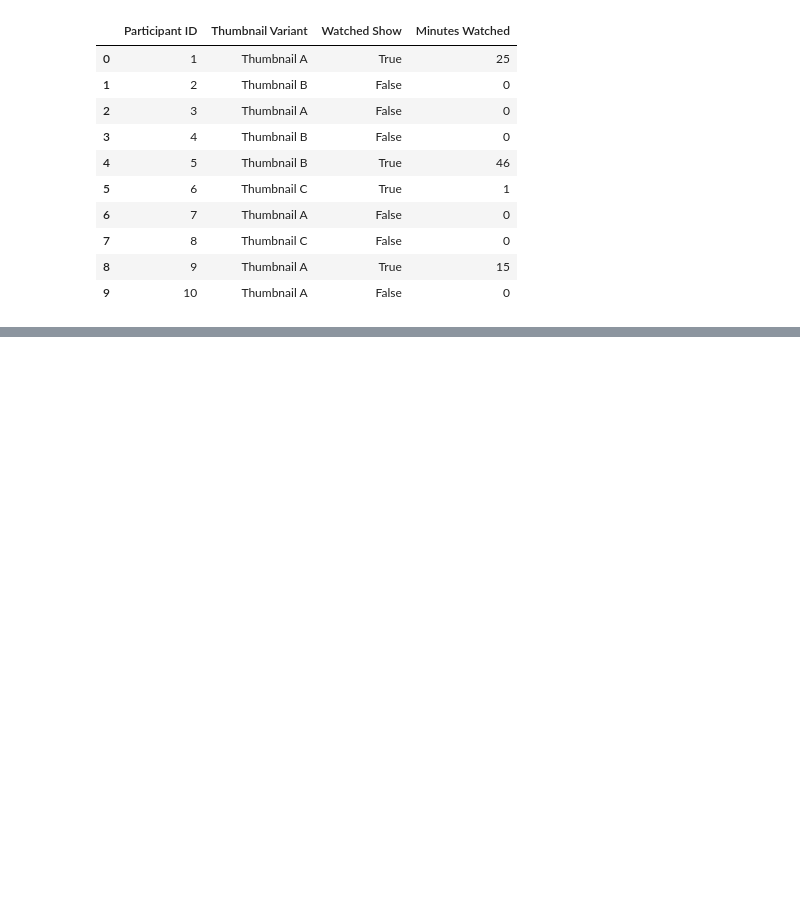
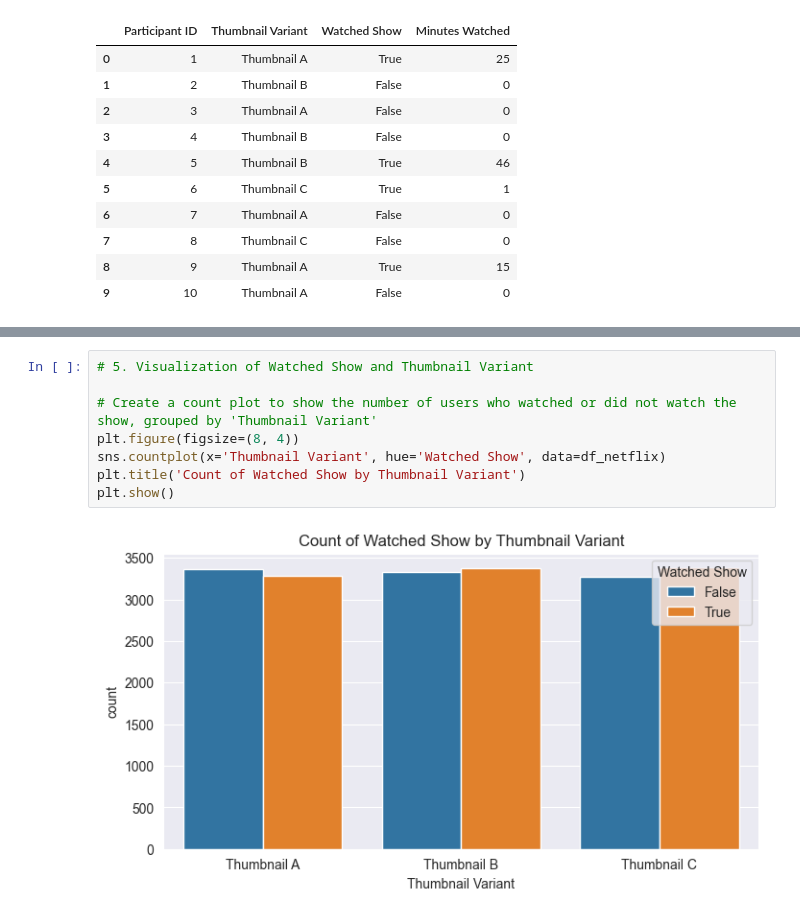
Before and after one commit to dthunn/python-business-analytics, a Jupyter notebook: a_b_testing/a_b.ipynb, the cells around one changed output, grey strips where cells are left out. Cells and saved outputs as stored; diff of their text form; blank space fills up the shorter version.

```diff
--- a/a_b_testing/a_b.ipynb
+++ b/a_b_testing/a_b.ipynb
@@ -321,0 +342,10 @@ df_netflix.head(10)
+# %%
+# 5. Visualization of Watched Show and Thumbnail Variant
+
+# Create a count plot to show the number of users who watched or did not watch the show, grouped by 'Thumbnail Variant'
+plt.figure(figsize=(8, 4))
+sns.countplot(x='Thumbnail Variant', hue='Watched Show', data=df_netflix)
+plt.title('Count of Watched Show by Thumbnail Variant')
+plt.show()
+# %% [output]
+[figure, added]
```
Also changed, not shown: parts of 4 cells of this notebook.
